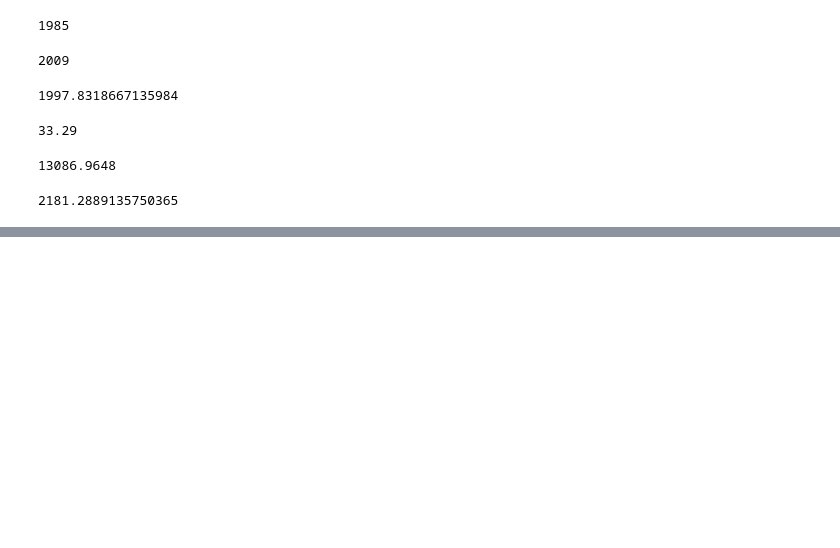
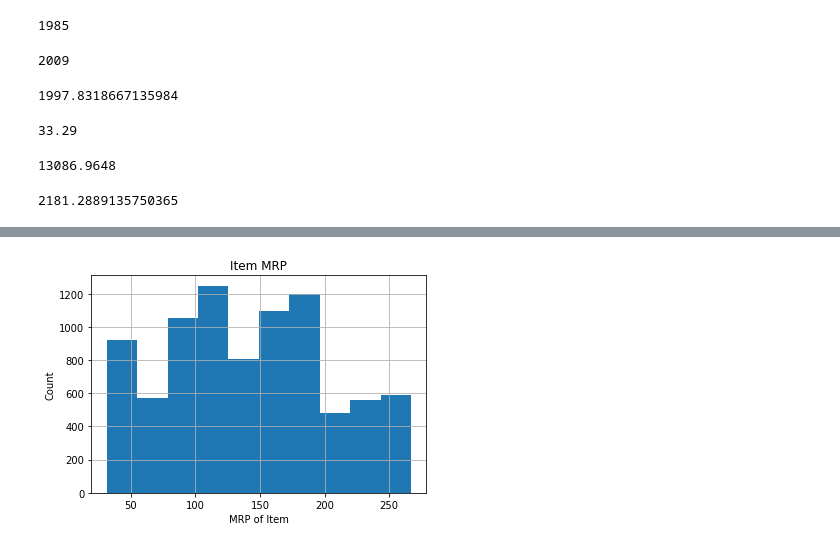
Before and after one commit to Sabrinapearlpervez/food-sales-predictions, a Jupyter notebook: food_sales_predictions.ipynb, the cells around one changed output, grey strips where cells are left out. Saved outputs shown, nothing was run; the diff lists cells and outputs as text; code cells hidden in the pictures; blank space fills up the shorter version.

```diff
--- a/food_sales_predictions.ipynb
+++ b/food_sales_predictions.ipynb
@@ -172,0 +192,7 @@ df['Item_Outlet_Sales'].mean()
+# %%
+df['Item_MRP'].hist();
+plt.title('Item MRP');
+plt.xlabel('MRP of Item');
+plt.ylabel('Count');
+# %% [output]
+[figure, added]
```
Also changed, not shown: parts of 9 cells of this notebook.
